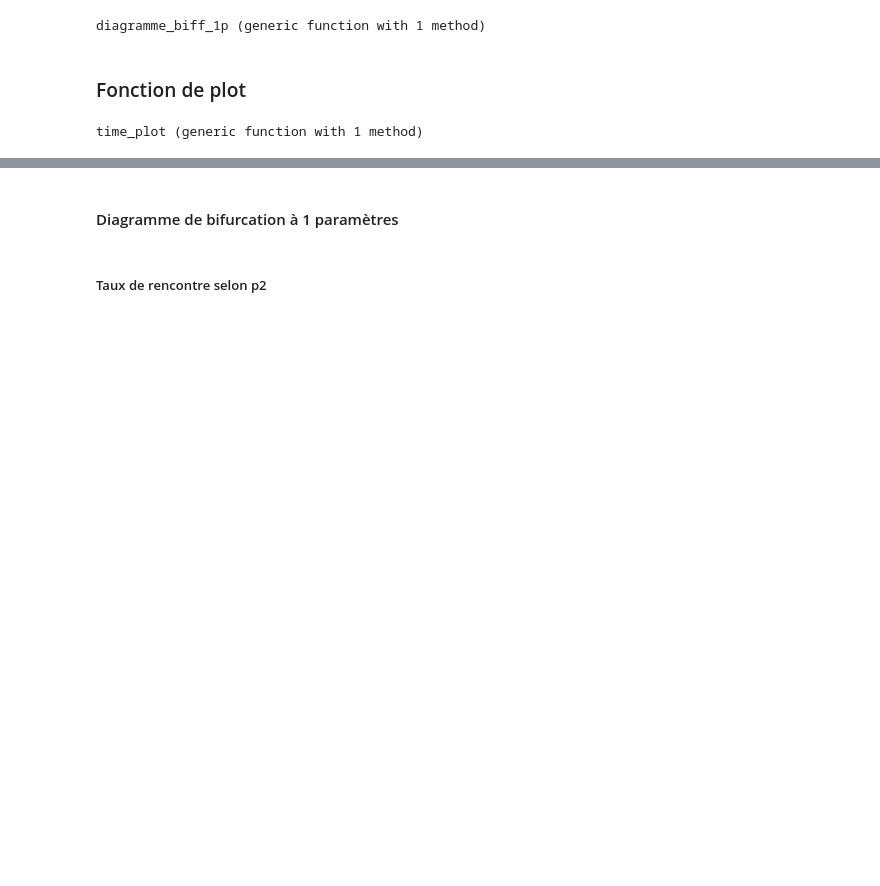
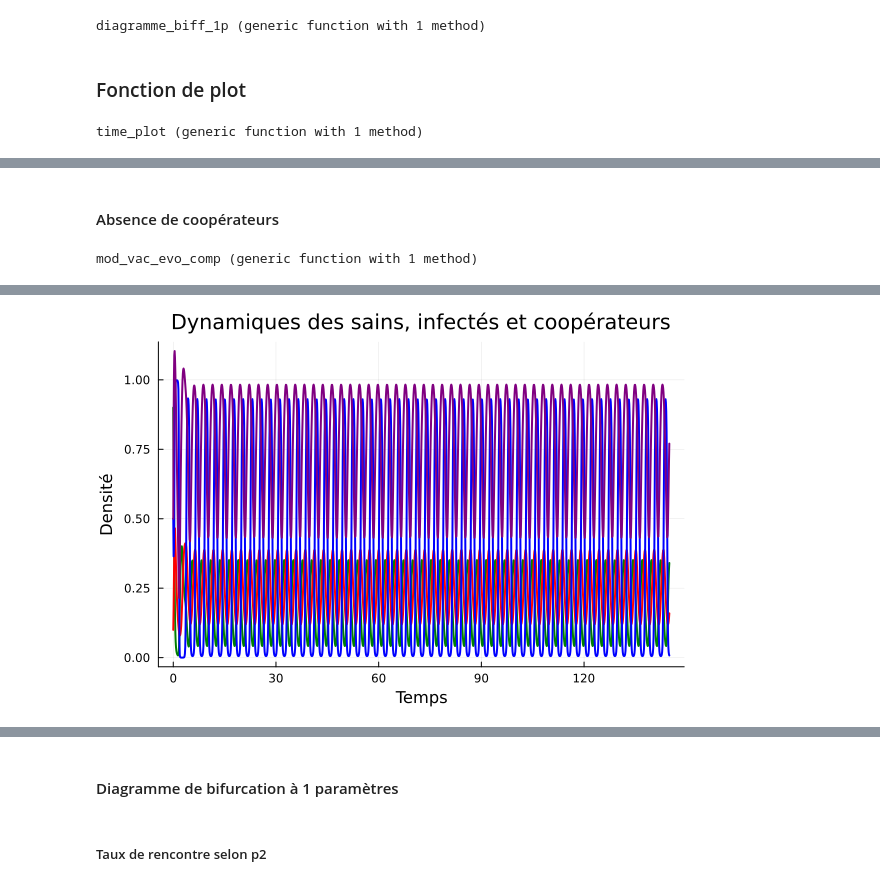
Before and after one commit to C-Monaury/Newborn_vaccination_evo_behavior_model, a Jupyter notebook: Julia/Julia_bauch.ipynb, the cells around one changed output, grey strips where cells are left out. Drawn from its saved outputs; the diff is of its cells as text; code cells hidden in the pictures; blank space fills up the shorter version.

```diff
--- a/Julia/Julia_bauch.ipynb
+++ b/Julia/Julia_bauch.ipynb
@@ -845,0 +636,66 @@ Closest candidates are:
+# %% [markdown]
+#### Absence de coopérateurs
+# %%
+function mod_vac_evo_comp(init::SVector{4}, p::parma_evo_comp, t)
+    (;B,d,var,gamma0,vit1,kappa,p1,p2,rho,form,form_biais,m) = p
+
+    S =init[1]
+    I =init[2]
+    vir =init[3]
+    x = init[4]
+
+    # if form ==  1
+    #     rap_cost = kappa
+    # elseif  form == 2
+    #     rap_cost = kappa / (vir /(vir + mu))*m
+    # elseif  form == 3
+    #     rap_cost = kappa / (1 - exp(rho * vir * I)) * m
+    # end
+
+    # if form_biais == "lineaire"
+    #     I_biais = I
+    # elseif form_biais == "sur"
+    #     I_biais = 1 - exp(-5*I)
+    # elseif  form_biais == "sous"
+    #     I_biais = I^2
+    # elseif form_biais == "sur/sous"
+    #     I_biais = ((I -1/2)* ( sqrt(1 - 3/4)))/ sqrt(1 - 3 * (I - 1/2 )^2 ) +1/2
+    # elseif form_biais == "sous/sur"
+    #     I_biais = 1 / (1 + exp(10*(-I+0.5)))
+    # end
+    rap_cost = kappa / (vir /(vir + d))
+    I_biais =  I
+
+    dS = B*(1-x) - d *S - beta1(vir,p) * S *I
+    dI = beta1(vir,p) * S *I - (d +  vir)*I
+    dv = var *(beta2(vir,p) * (S + gamma0 * I) - 1 )
+    dx = vit1 * x *(1 - x) * (  I_biais   - rap_cost)
+    return SVector(dS,dI,dv,dx)
+end
+# %% [output]
+mod_vac_evo_comp (generic function with 1 method)
+# %%
+
+ptime_serie =ParTime(tspan = (0,300))
+param_basic2 = parma_evo_comp(vit1 =50,kappa = 0.8,p1 = 15,p2 = 0.5,var =1.0)
+sol = sim_mod(iniv ,param_basic2 ,ptime_serie,Rosenbrock23() )
+
+x = sol.time
+
+y1 = sol.S
+y2 = sol.I
+y3 = sol.x
+y4 = sol.v
+
+# Création du graphique
+
+plt = plot(x, y1, color="green", linewidth=2,legend = false)
+plot!(x, y2,  color="red", linewidth=2)
+plot!(x, y3,  color="blue", linewidth=2)
+plot!(x, y4,  color="purple", linewidth=2)
+
+# Ajout du titre et des labels
+title!("Dynamiques des sains, infectés et coopérateurs")
+xlabel!("Temps")
+ylabel!("Densité")
+# %% [output]
@@ -845,0 +704 @@ Closest candidates are:
+[figure, added]
```
Also changed, not shown: parts of 81 cells of this notebook, 1 other file.
